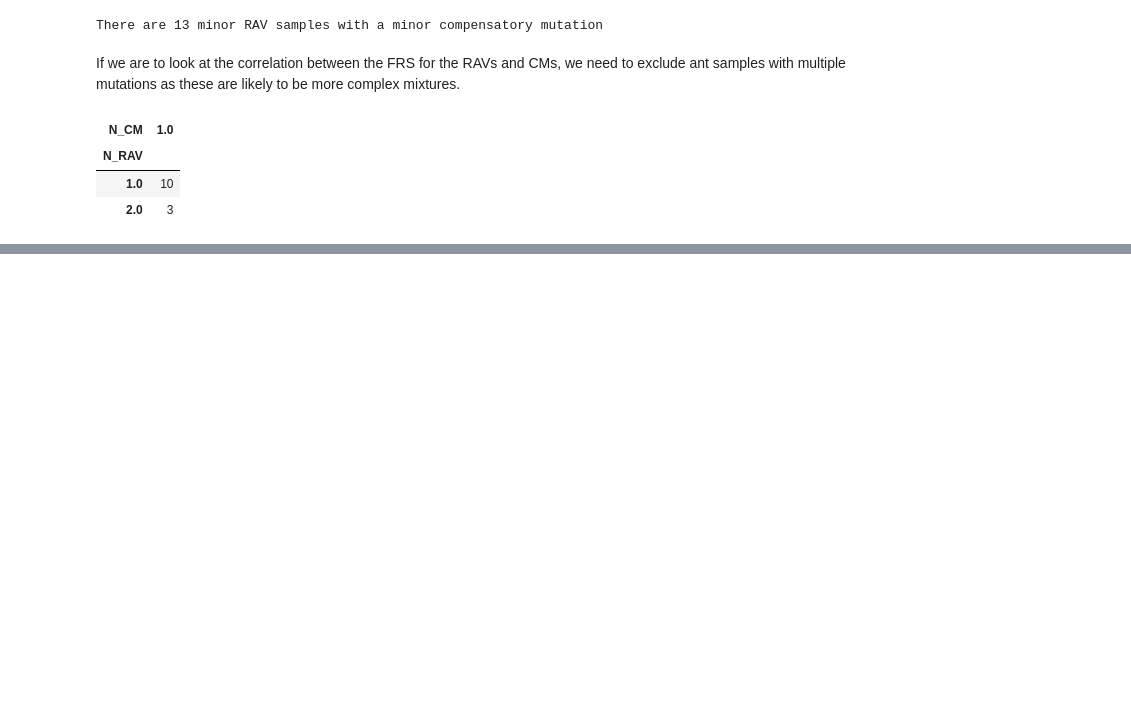
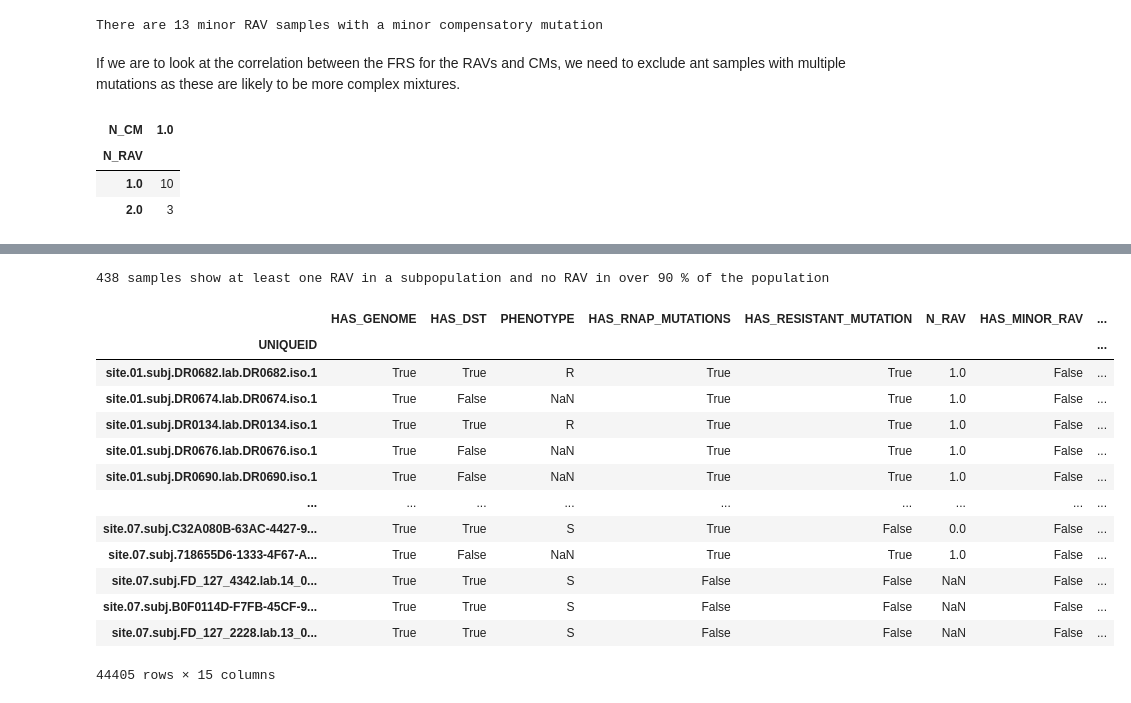
Before and after one commit to fowler-lab/tuberculosis-RNAP-subpopulations, a Jupyter notebook: analysis.ipynb, the cells around one changed output, grey strips where cells are left out. Drawn from its saved outputs; the diff is of its cells as text; code cells hidden in the pictures; blank space fills up the shorter version.

```diff
--- a/analysis.ipynb
+++ b/analysis.ipynb
@@ -531,0 +579,22 @@ figure.savefig('pdf/fig-cm-rav-fraction-reads.pdf', bbox_inches='tight', transpa
+# %%
+res_minor_uniqueids = samples[(samples['HAS_MINOR_RAV']) & (~samples['HAS_MAJOR_RAV'])].index
+print(len(res_minor_uniqueids), 'samples show at least one RAV in a subpopulation and no RAV in over 90 % of the population')
+# %% [output]
+438 samples show at least one RAV in a subpopulation and no RAV in over 90 % of the population
+# %%
+samples
+# %% [output]
+|  | HAS_GENOME | HAS_DST | PHENOTYPE | HAS_RNAP_MUTATIONS | HAS_RESISTANT_MUTATION | N_RAV | HAS_MINOR_RAV | ... |
+| UNIQUEID |  |  |  |  |  |  |  | ... |
+| site.01.subj.DR0682.lab.DR0682.iso.1 | True | True | R | True | True | 1.0 | False | ... |
+| site.01.subj.DR0674.lab.DR0674.iso.1 | True | False | NaN | True | True | 1.0 | False | ... |
+| site.01.subj.DR0134.lab.DR0134.iso.1 | True | True | R | True | True | 1.0 | False | ... |
+| site.01.subj.DR0676.lab.DR0676.iso.1 | True | False | NaN | True | True | 1.0 | False | ... |
+| site.01.subj.DR0690.lab.DR0690.iso.1 | True | False | NaN | True | True | 1.0 | False | ... |
+| ... | ... | ... | ... | ... | ... | ... | ... | ... |
+| site.07.subj.C32A080B-63AC-4427-9... | True | True | S | True | False | 0.0 | False | ... |
+| site.07.subj.718655D6-1333-4F67-A... | True | False | NaN | True | True | 1.0 | False | ... |
+| site.07.subj.FD_127_4342.lab.14_0... | True | True | S | False | False | NaN | False | ... |
+| site.07.subj.B0F0114D-F7FB-45CF-9... | True | True | S | False | False | NaN | False | ... |
+| site.07.subj.FD_127_2228.lab.13_0... | True | True | S | False | False | NaN | False | ... |
+44405 rows × 15 columns
```
Also changed, not shown: parts of 10 cells of this notebook, 1 other file.
